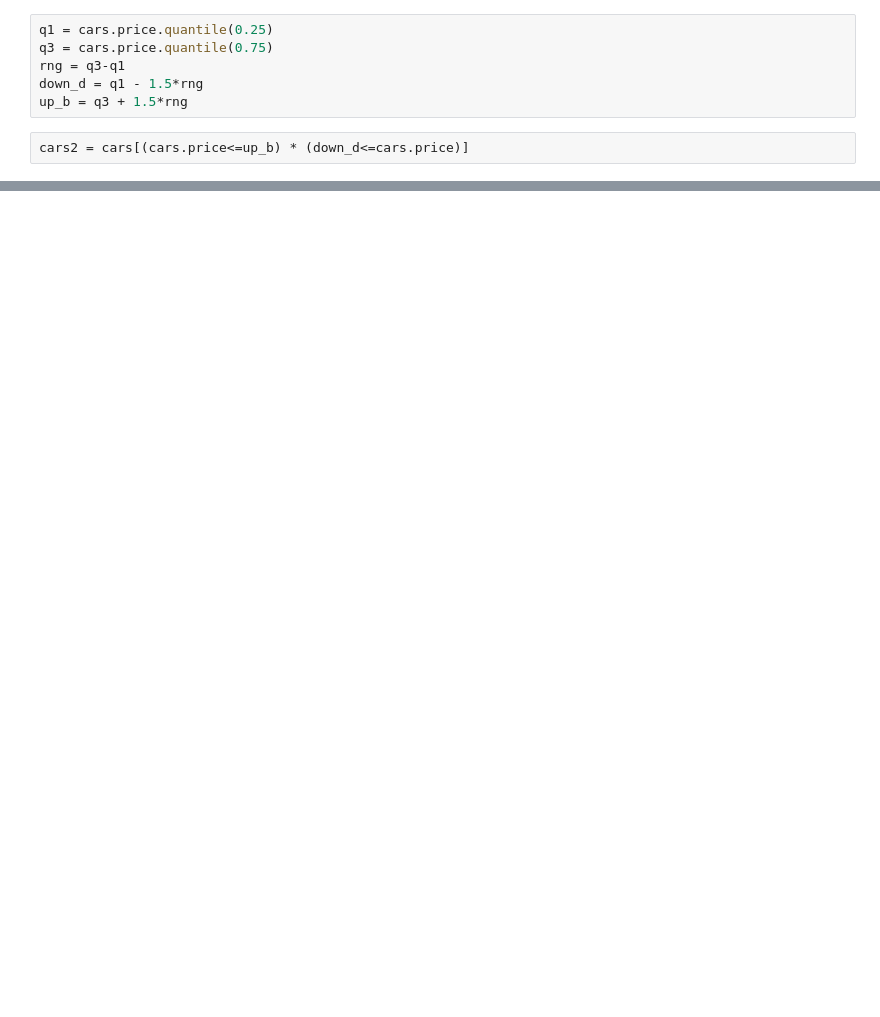
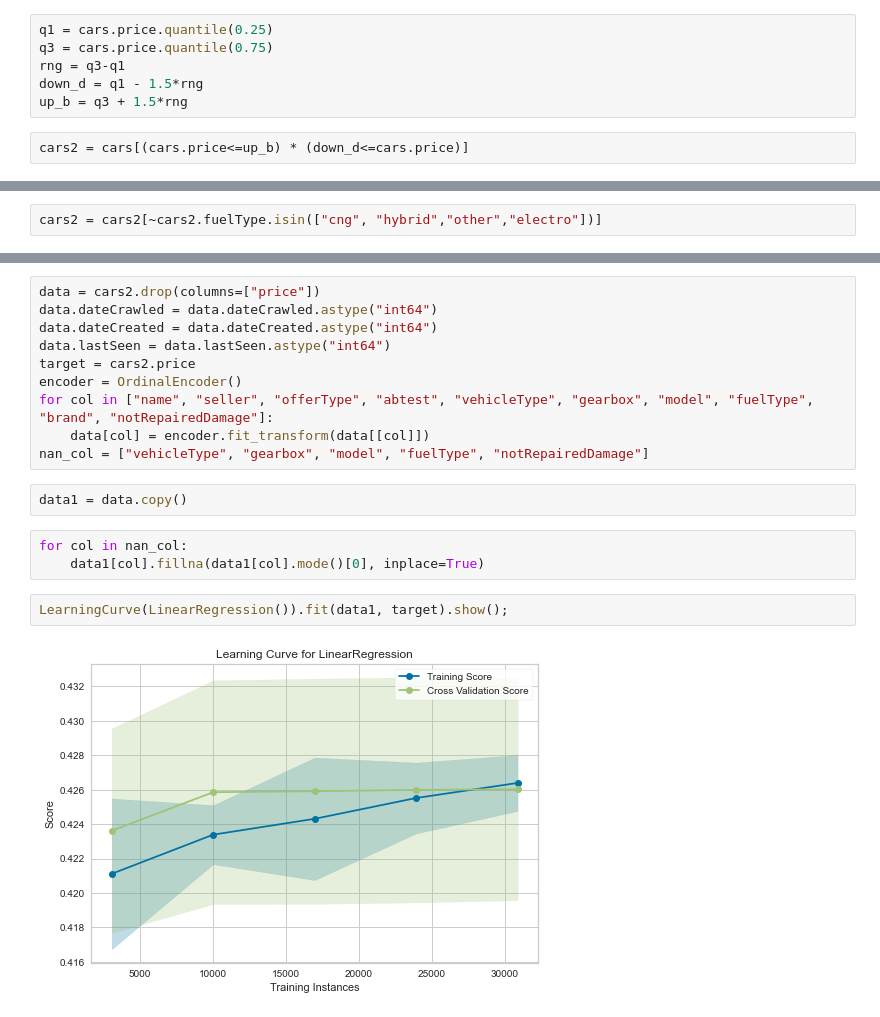
Before and after one commit to BorisovNikita/3rdYear, a Jupyter notebook: ML/ML5.1_preprocessing/data/5.1.ipynb, the cells around one changed output, grey strips where cells are left out. Cells and saved outputs as stored; diff of their text form; blank space fills up the shorter version.

```diff
--- a/ML/ML5.1_preprocessing/data/5.1.ipynb
+++ b/ML/ML5.1_preprocessing/data/5.1.ipynb
@@ -115,0 +215,2 @@ cars2.price.hist()
+# %%
+cars2 = cars2[~cars2.fuelType.isin(["cng", "hybrid","other","electro"])]
@@ -115,0 +266,19 @@ cars2.price.hist()
+# %%
+data = cars2.drop(columns=["price"])
+data.dateCrawled = data.dateCrawled.astype("int64")
+data.dateCreated = data.dateCreated.astype("int64")
+data.lastSeen = data.lastSeen.astype("int64")
+target = cars2.price
+encoder = OrdinalEncoder()
+for col in ["name", "seller", "offerType", "abtest", "vehicleType", "gearbox", "model", "fuelType", "brand", "notRepairedDamage"]:
+    data[col] = encoder.fit_transform(data[[col]])
+nan_col = ["vehicleType", "gearbox", "model", "fuelType", "notRepairedDamage"]
+# %%
+data1 = data.copy()
+# %%
+for col in nan_col:
+    data1[col].fillna(data1[col].mode()[0], inplace=True)
+# %%
+LearningCurve(LinearRegression()).fit(data1, target).show();
+# %% [output]
+[figure, added]
```
Also changed, not shown: parts of 26 cells of this notebook.
